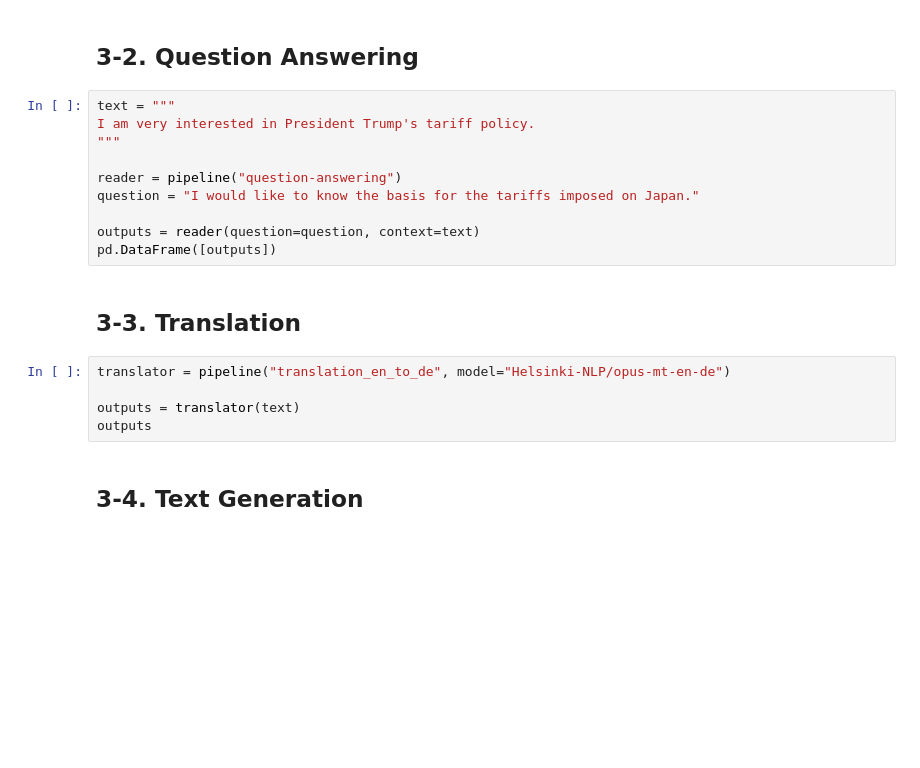
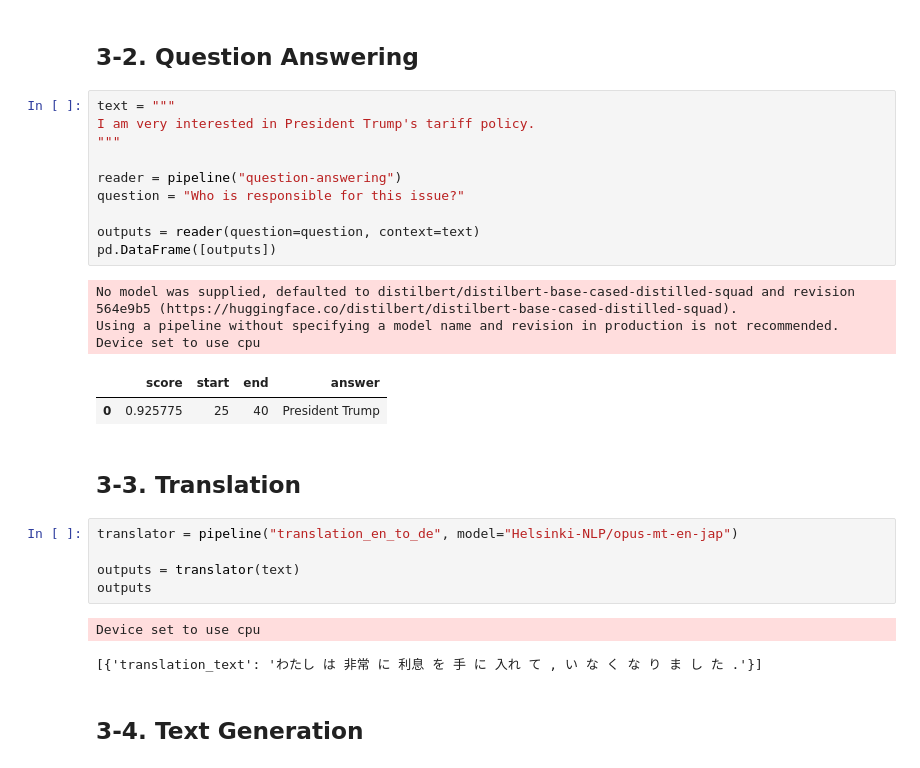
Before and after one commit to developer-onizuka/MachineLearningOnAWS, a Jupyter notebook: BERT_FineTuning.ipynb, the cells around one changed output. Drawn from its saved outputs; the diff is of its cells as text; blank space fills up the shorter version.

```diff
--- a/BERT_FineTuning.ipynb
+++ b/BERT_FineTuning.ipynb
@@ -63,20 +92,29 @@ pd.DataFrame(outputs)
 # %%
 text = """
 I am very interested in President Trump's tariff policy.
 """
 
 reader = pipeline("question-answering")
-question = "I would like to know the basis for the tariffs imposed on Japan."
+question = "Who is responsible for this issue?"
 
 outputs = reader(question=question, context=text)
 pd.DataFrame([outputs])
+# %% [output]
+No model was supplied, defaulted to distilbert/distilbert-base-cased-distilled-squad and revision 564e9b5 (https://huggingface.co/distilbert/distilbert-base-cased-distilled-squad).
+Using a pipeline without specifying a model name and revision in production is not recommended.
+Device set to use cpu
+|  | score | start | end | answer |
+| 0 | 0.925775 | 25 | 40 | President Trump |
 # %% [markdown]
 ## 3-3. Translation
 # %%
-translator = pipeline("translation_en_to_de", model="Helsinki-NLP/opus-mt-en-de")
+translator = pipeline("translation_en_to_de", model="Helsinki-NLP/opus-mt-en-jap")
 
 outputs = translator(text)
 outputs
+# %% [output]
+Device set to use cpu
+[{'translation_text': 'わたし は 非常 に 利息 を 手 に 入れ て , い な く な り ま し た .'}]
 # %% [markdown]
 ## 3-4. Text Generation
 # %%
```
Also changed, not shown: parts of 5 cells of this notebook.
